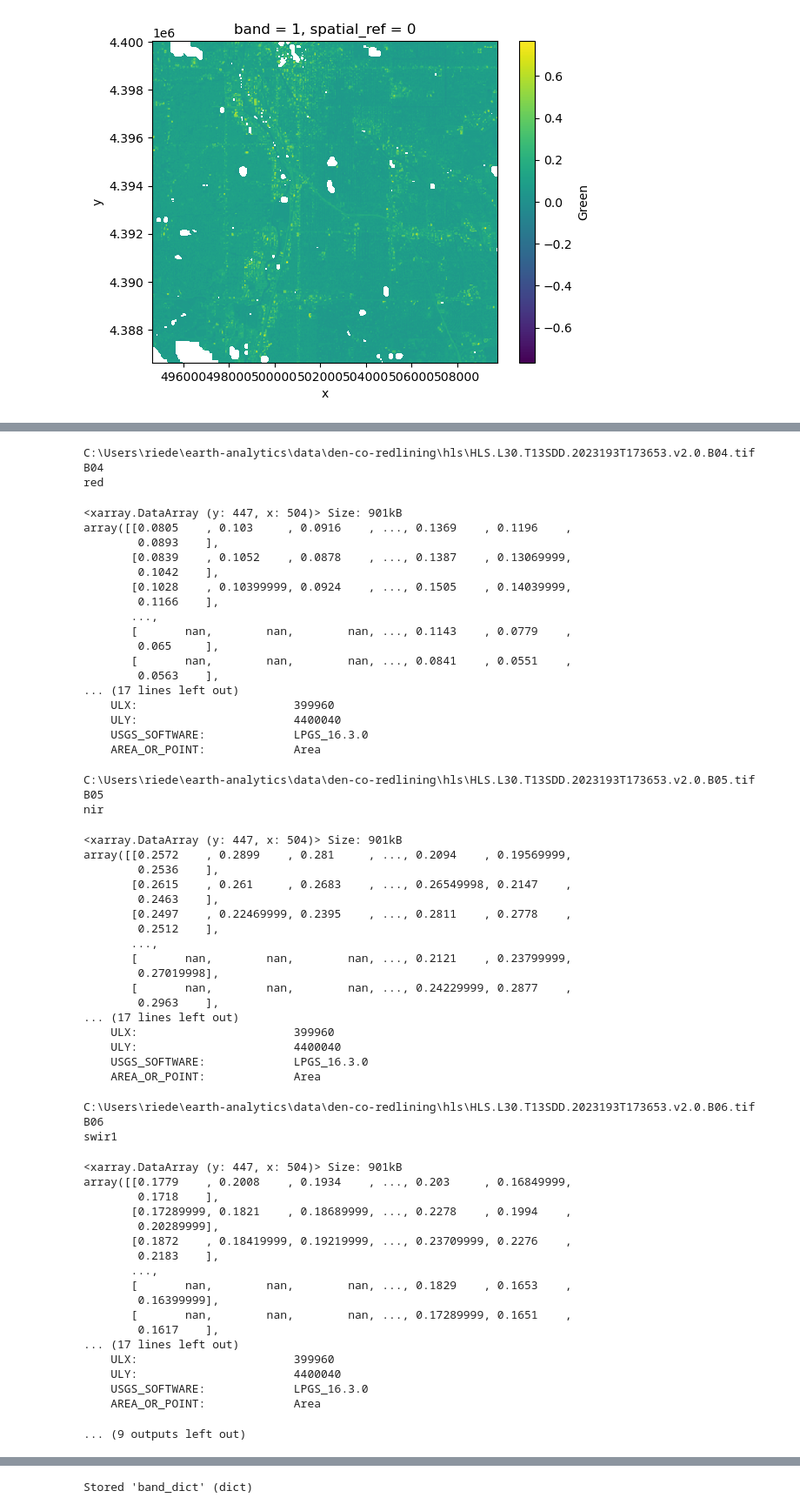
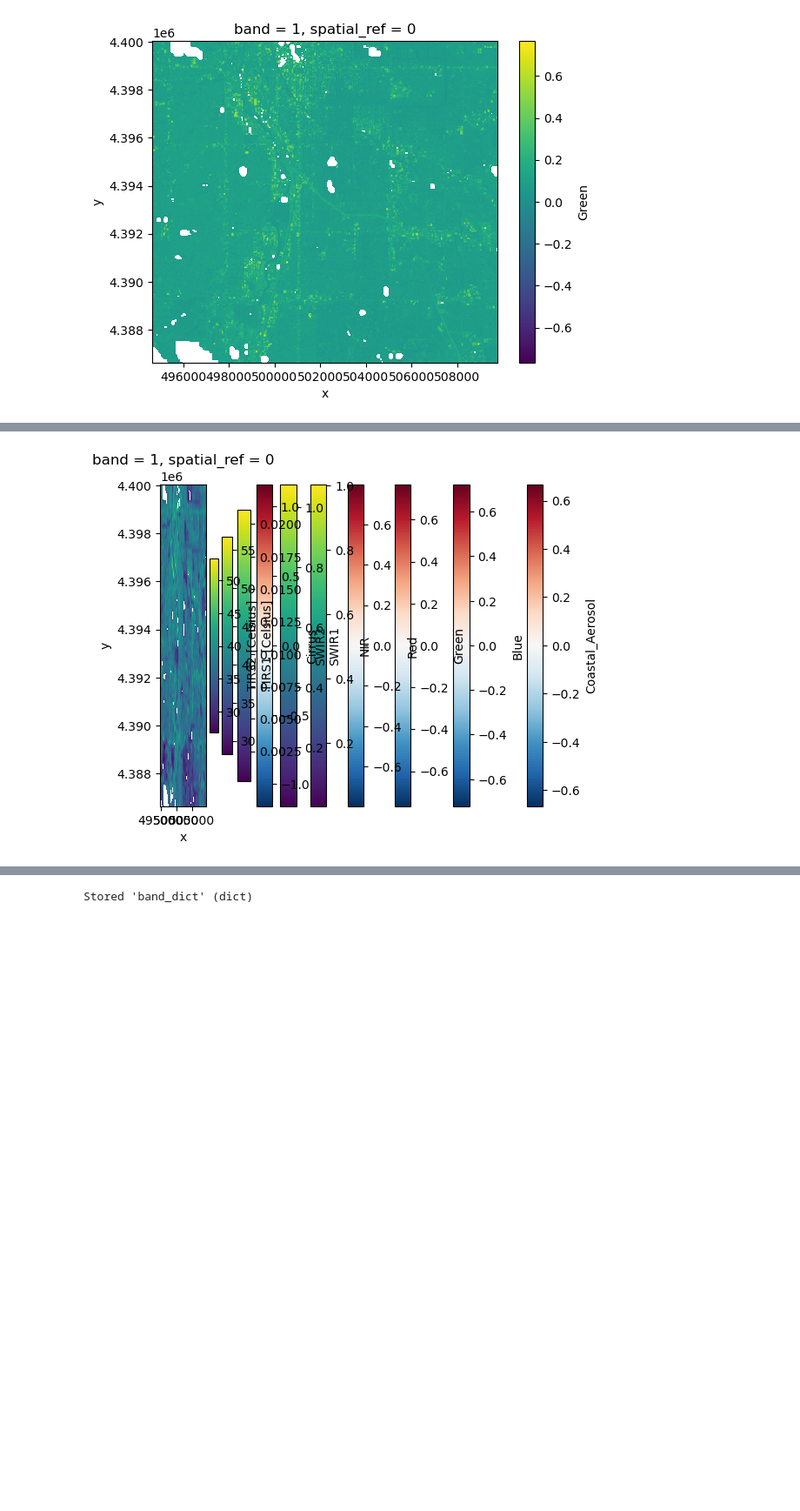
Before and after one commit to earthlab-education/fundamentals-04-redlining-hanried, a Jupyter notebook: notebooks/redlining-32-wrangle-multispectral.ipynb, the cells around one changed output, grey strips where cells are left out. Shown at 87% size. Drawn from its saved outputs; the diff is of its cells as text; code cells hidden in the pictures; blank space fills up the shorter version.

```diff
--- a/notebooks/redlining-32-wrangle-multispectral.ipynb
+++ b/notebooks/redlining-32-wrangle-multispectral.ipynb
@@ -315,19 +315,22 @@ bands = {
 band_dict = {}
 band_paths = glob(os.path.join(hls_dir, '*.B*.tif'))
 for band_path in band_paths:
-    print(band_path)
+    #print(band_path)
     # Get the band number and name by counting backwards in the band
     start_index = -7
     end_index = -4
     band_id = band_path[start_index:end_index]
-    print(band_id)
+    #print(band_id)
     band_name = bands[band_id]
-    print(band_name)
+    #print(band_name)
 
     # Open the band
     band_da = rxr.open_rasterio(band_path, mask_and_scale=True).squeeze()
     masked_da = band_da.where(cloud_mask)
-    display(masked_da)
+    #display(masked_da)
+
+    #have the actual band values in the dictionary instead of something pointing to the file
+    masked_da.plot()
 
     #this accumulates into the band_dict under the masked_da
     band_dict[band_name] = masked_da
@@ -396,61 +356 @@ array([[0.079     , 0.0998    , 0.09      , ..., 0.12019999, 0.1046    ,
-C:\Users\riede\earth-analytics\data\den-co-redlining\hls\HLS.L30.T13SDD.2023193T173653.v2.0.B04.tif
-B04
-red
-<xarray.DataArray (y: 447, x: 504)> Size: 901kB
-array([[0.0805    , 0.103     , 0.0916    , ..., 0.1369    , 0.1196    ,
-        0.0893    ],
-       [0.0839    , 0.1052    , 0.0878    , ..., 0.1387    , 0.13069999,
-        0.1042    ],
-       [0.1028    , 0.10399999, 0.0924    , ..., 0.1505    , 0.14039999,
-        0.1166    ],
-       ...,
-       [       nan,        nan,        nan, ..., 0.1143    , 0.0779    ,
-        0.065     ],
-       [       nan,        nan,        nan, ..., 0.0841    , 0.0551    ,
-        0.0563    ],
-... (17 lines left out)
-    ULX:                       399960
-    ULY:                       4400040
-    USGS_SOFTWARE:             LPGS_16.3.0
-    AREA_OR_POINT:             Area
-C:\Users\riede\earth-analytics\data\den-co-redlining\hls\HLS.L30.T13SDD.2023193T173653.v2.0.B05.tif
-B05
-nir
-<xarray.DataArray (y: 447, x: 504)> Size: 901kB
-array([[0.2572    , 0.2899    , 0.281     , ..., 0.2094    , 0.19569999,
-        0.2536    ],
-       [0.2615    , 0.261     , 0.2683    , ..., 0.26549998, 0.2147    ,
-        0.2463    ],
-       [0.2497    , 0.22469999, 0.2395    , ..., 0.2811    , 0.2778    ,
-        0.2512    ],
-       ...,
-       [       nan,        nan,        nan, ..., 0.2121    , 0.23799999,
-        0.27019998],
-       [       nan,        nan,        nan, ..., 0.24229999, 0.2877    ,
-        0.2963    ],
-... (17 lines left out)
-    ULX:                       399960
-    ULY:                       4400040
-    USGS_SOFTWARE:             LPGS_16.3.0
-    AREA_OR_POINT:             Area
-C:\Users\riede\earth-analytics\data\den-co-redlining\hls\HLS.L30.T13SDD.2023193T173653.v2.0.B06.tif
-B06
-swir1
-<xarray.DataArray (y: 447, x: 504)> Size: 901kB
-array([[0.1779    , 0.2008    , 0.1934    , ..., 0.203     , 0.16849999,
-        0.1718    ],
-       [0.17289999, 0.1821    , 0.18689999, ..., 0.2278    , 0.1994    ,
-        0.20289999],
-       [0.1872    , 0.18419999, 0.19219999, ..., 0.23709999, 0.2276    ,
-        0.2183    ],
-       ...,
-       [       nan,        nan,        nan, ..., 0.1829    , 0.1653    ,
-        0.16399999],
-       [       nan,        nan,        nan, ..., 0.17289999, 0.1651    ,
-        0.1617    ],
-... (17 lines left out)
-    ULX:                       399960
-    ULY:                       4400040
-    USGS_SOFTWARE:             LPGS_16.3.0
-    AREA_OR_POINT:             Area
-... (9 outputs left out)
+[figure, added]
```
Also changed, not shown: parts of 2 cells of this notebook, 2 other files.
